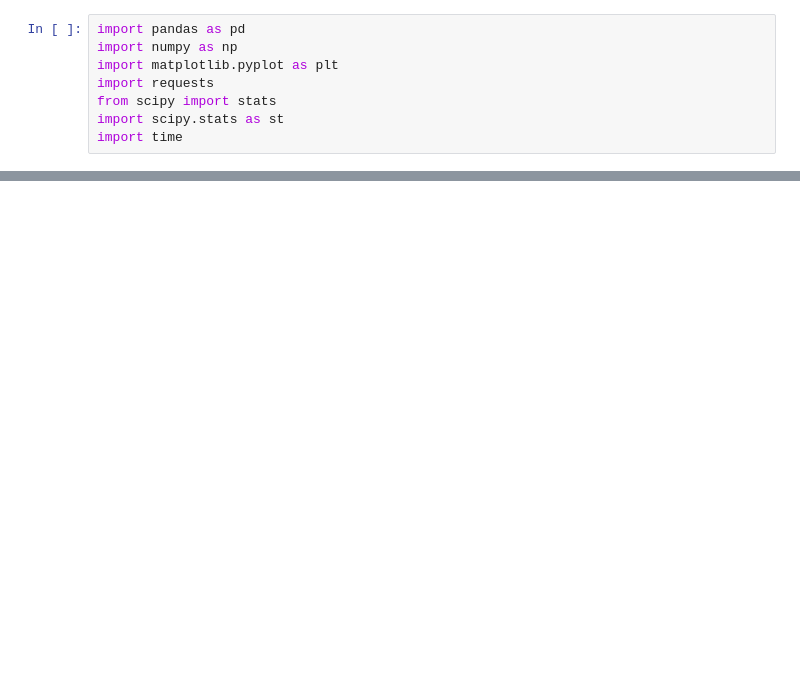
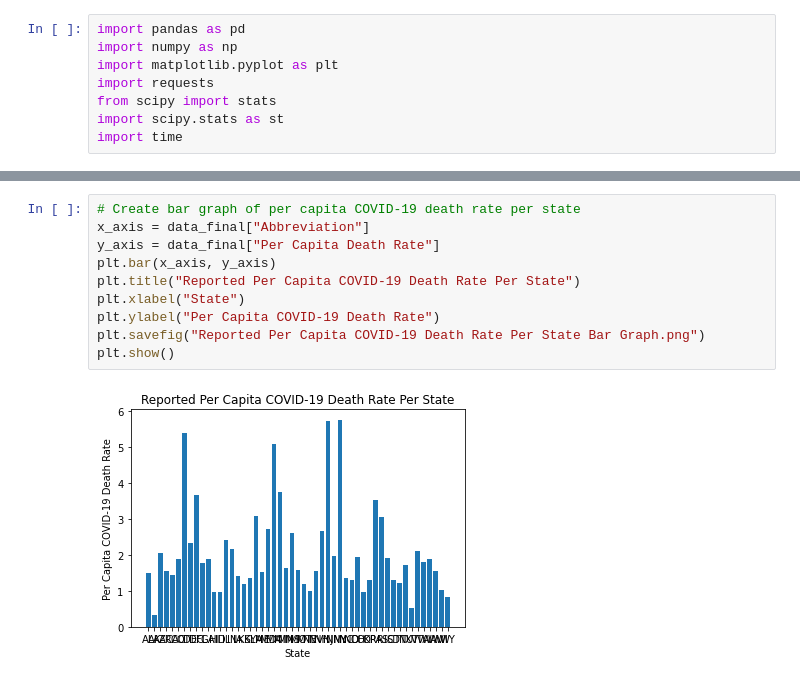
Before and after one commit to LaurenGT/COVID19_DeathRates, a Jupyter notebook: data_analysis/data_viz.ipynb, the cells around one changed output, grey strips where cells are left out. Drawn from its saved outputs; the diff is of its cells as text; blank space fills up the shorter version.

```diff
--- a/data_analysis/data_viz.ipynb
+++ b/data_analysis/data_viz.ipynb
@@ -240,0 +113,12 @@ The correlation coefficient between Emergency Departments Per Capita and Deaths
+# %%
+# Create bar graph of per capita COVID-19 death rate per state
+x_axis = data_final["Abbreviation"]
+y_axis = data_final["Per Capita Death Rate"]
+plt.bar(x_axis, y_axis)
+plt.title("Reported Per Capita COVID-19 Death Rate Per State")
+plt.xlabel("State")
+plt.ylabel("Per Capita COVID-19 Death Rate")
+plt.savefig("Reported Per Capita COVID-19 Death Rate Per State Bar Graph.png")
+plt.show()
+# %% [output]
+[figure, added]
```
Also changed, not shown: parts of 39 cells of this notebook, 6 other files.
